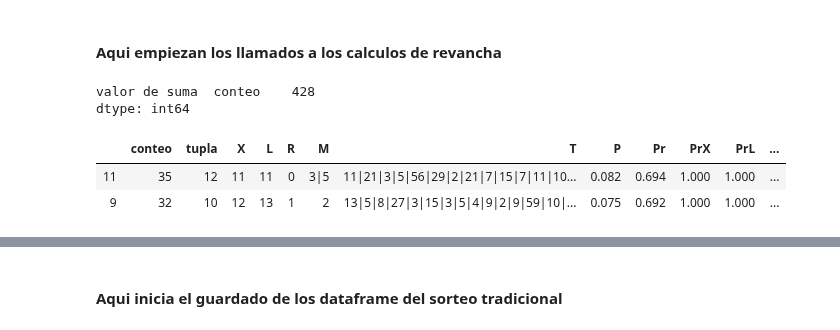
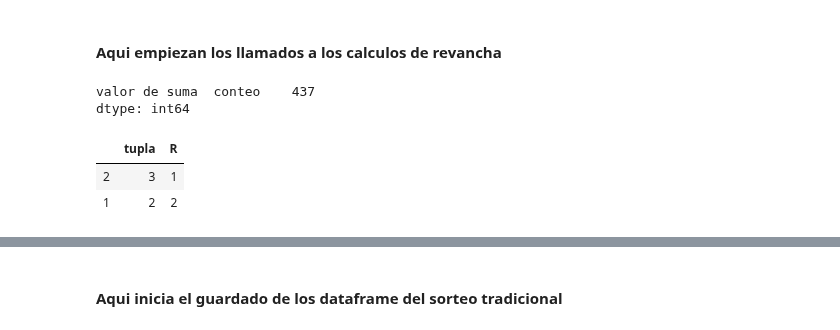
Before and after one commit to chitara44/datascience, a Jupyter notebook: BalotoRecomender3.ipynb, the cells around one changed output, grey strips where cells are left out. Cells and saved outputs as stored; diff of their text form; code cells hidden in the pictures.

```diff
--- a/BalotoRecomender3.ipynb
+++ b/BalotoRecomender3.ipynb
@@ -669,13 +632,17 @@ dtype: int64
 df_cs_re_sb = procesa_conteo_sbs(conteos_1d_sb_re, df_re_fu_filt_delta)
 df_cs_re_sb = df_cs_re_sb.sort_values('R',ascending=True)
 df_cs_re_sb_fi = df_cs_re_sb[df_cs_re_sb.R.isin(rangos)]
-df_cs_re_sb_fi
+#df_cs_re_sb_fi
 # %% [output]
-valor de suma  conteo    428
+valor de suma  conteo    437
 dtype: int64
-|  | conteo | tupla | X | L | R | M | T | P | Pr | PrX | PrL | ... |
-| 11 | 35 | 12 | 11 | 11 | 0 | 3|5 | 11|21|3|5|56|29|2|21|7|15|7|11|10... | 0.082 | 0.694 | 1.000 | 1.000 | ... |
-| 9 | 32 | 10 | 12 | 13 | 1 | 2 | 13|5|8|27|3|15|3|5|4|9|2|9|59|10|... | 0.075 | 0.692 | 1.000 | 1.000 | ... |
+# %%
+df_sel_si_re = df_cs_re_sb_fi.iloc[0::1,[1,4]]
+df_sel_si_re
+# %% [output]
+|  | tupla | R |
+| 2 | 3 | 1 |
+| 1 | 2 | 2 |
 # %%
 df_cs_re = procesa_conteo_singles(conteos_1d_re, df_re_fu_filt_delta)
 df_cs_re = df_cs_re.sort_values('R',ascending=True)
```
Also changed, not shown: parts of 22 cells of this notebook, 30 other files.
